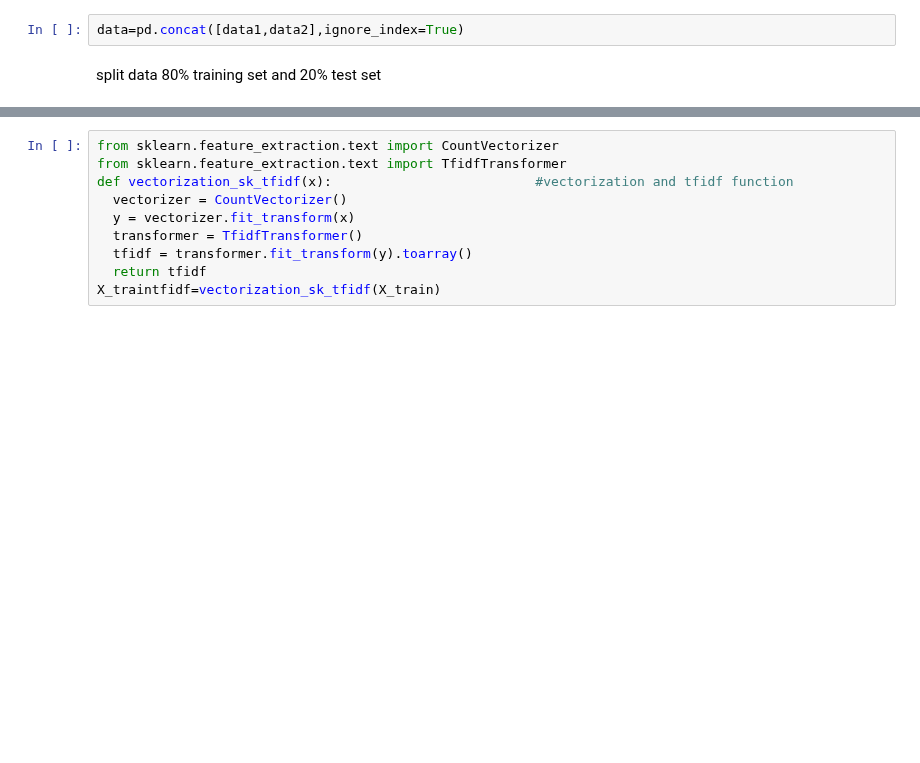
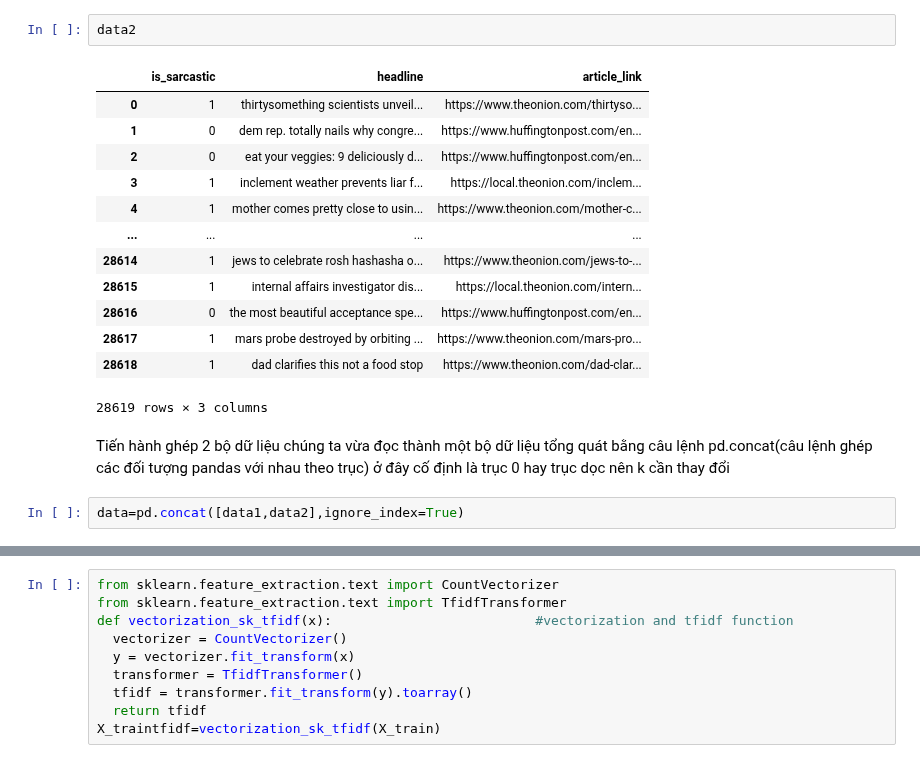
Before and after one commit to lephuocdat2000/-CS114.K21-, a Jupyter notebook: sacarsmdetection.ipynb, the cells around one changed output, grey strips where cells are left out. Drawn from its saved outputs; the diff is of its cells as text; blank space fills up the shorter version.

```diff
--- a/sacarsmdetection.ipynb
+++ b/sacarsmdetection.ipynb
@@ -37,4 +45,21 @@ data2 = pd.read_json(io.BytesIO(uploaded['Sarcasm_Headlines_Dataset_v2.json']),
+# %%
+data2
+# %% [output]
+|  | is_sarcastic | headline | article_link |
+| 0 | 1 | thirtysomething scientists unveil... | https://www.theonion.com/thirtyso... |
+| 1 | 0 | dem rep. totally nails why congre... | https://www.huffingtonpost.com/en... |
+| 2 | 0 | eat your veggies: 9 deliciously d... | https://www.huffingtonpost.com/en... |
+| 3 | 1 | inclement weather prevents liar f... | https://local.theonion.com/inclem... |
+| 4 | 1 | mother comes pretty close to usin... | https://www.theonion.com/mother-c... |
+| ... | ... | ... | ... |
+| 28614 | 1 | jews to celebrate rosh hashasha o... | https://www.theonion.com/jews-to-... |
+| 28615 | 1 | internal affairs investigator dis... | https://local.theonion.com/intern... |
+| 28616 | 0 | the most beautiful acceptance spe... | https://www.huffingtonpost.com/en... |
+| 28617 | 1 | mars probe destroyed by orbiting ... | https://www.theonion.com/mars-pro... |
+| 28618 | 1 | dad clarifies this not a food stop | https://www.theonion.com/dad-clar... |
+28619 rows × 3 columns
+# %% [markdown]
+Tiến hành ghép 2 bộ dữ liệu chúng ta vừa đọc thành một bộ dữ liệu tổng quát bằng câu lệnh pd.concat(câu lệnh ghép các đối tượng pandas với nhau theo trục)
+ở đây cố định là trục 0 hay trục dọc nên k cần thay đổi
 # %%
 data=pd.concat([data1,data2],ignore_index=True)
-# %% [markdown]
-split data 80% training set and 20% test set
```
Also changed, not shown: parts of 28 cells of this notebook.
